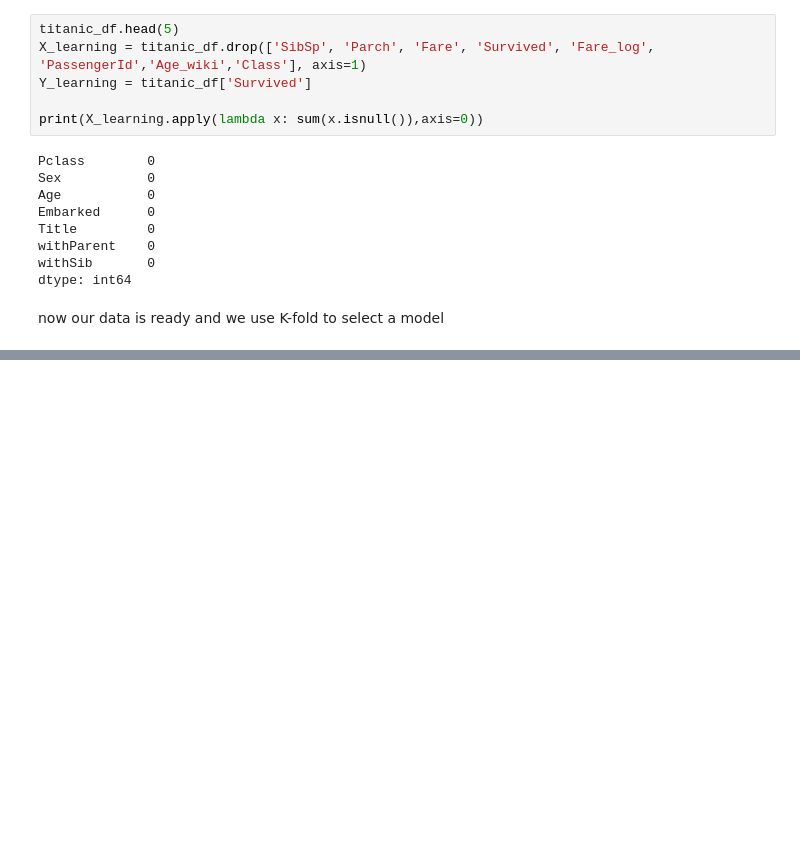
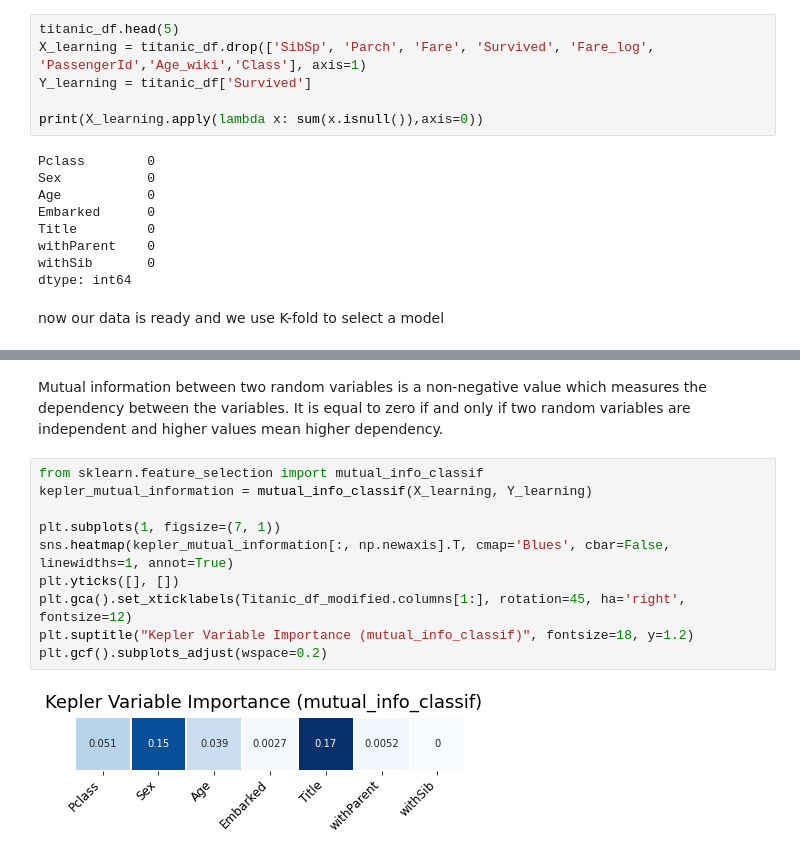
Before and after one commit to learningwithkamal/ML_Basics, a Jupyter notebook: Feature_engineering.ipynb, the cells around one changed output, grey strips where cells are left out. Drawn from its saved outputs; the diff is of its cells as text; blank space fills up the shorter version.

```diff
--- a/Feature_engineering.ipynb
+++ b/Feature_engineering.ipynb
@@ -254,0 +300,17 @@ for name, model in models:
+# %% [markdown]
+Mutual information between two random variables is a non-negative value
+which measures the dependency between the variables.
+It is equal to zero if and only if two random variables are independent
+and higher values mean higher dependency.
+# %%
+from sklearn.feature_selection import mutual_info_classif
+kepler_mutual_information = mutual_info_classif(X_learning, Y_learning)
+
+plt.subplots(1, figsize=(7, 1))
+sns.heatmap(kepler_mutual_information[:, np.newaxis].T, cmap='Blues', cbar=False, linewidths=1, annot=True)
+plt.yticks([], [])
+plt.gca().set_xticklabels(Titanic_df_modified.columns[1:], rotation=45, ha='right', fontsize=12)
+plt.suptitle("Kepler Variable Importance (mutual_info_classif)", fontsize=18, y=1.2)
+plt.gcf().subplots_adjust(wspace=0.2)
+# %% [output]
+[figure, added]
```
Also changed, not shown: parts of 9 cells of this notebook.
